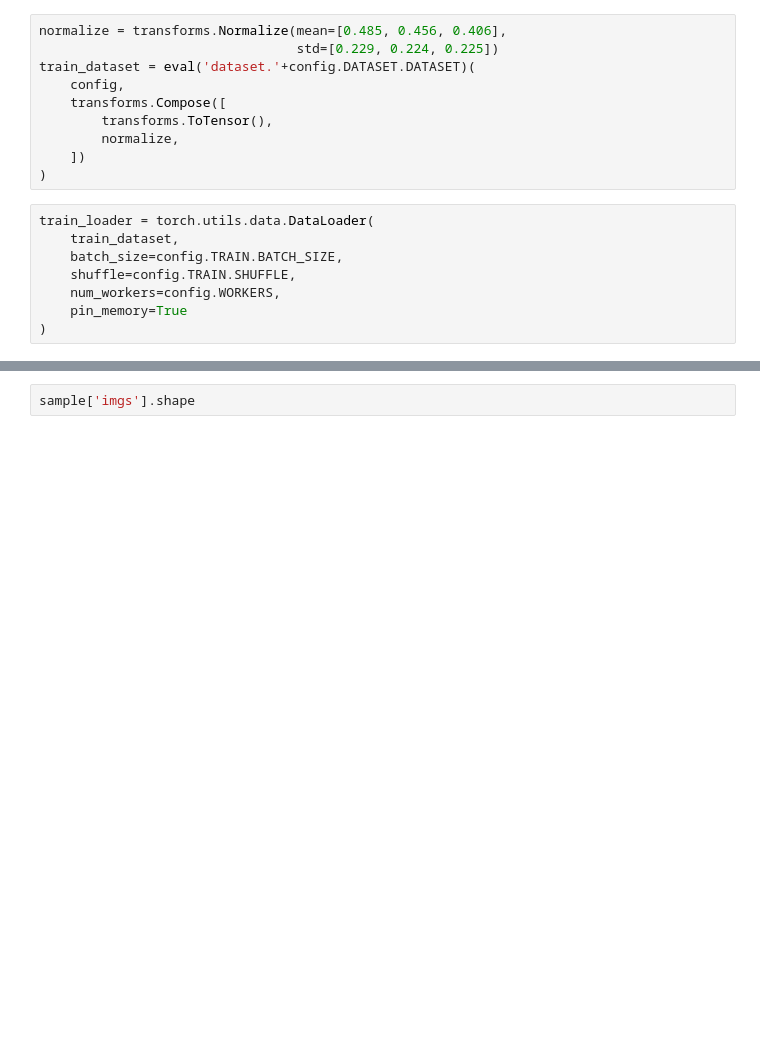
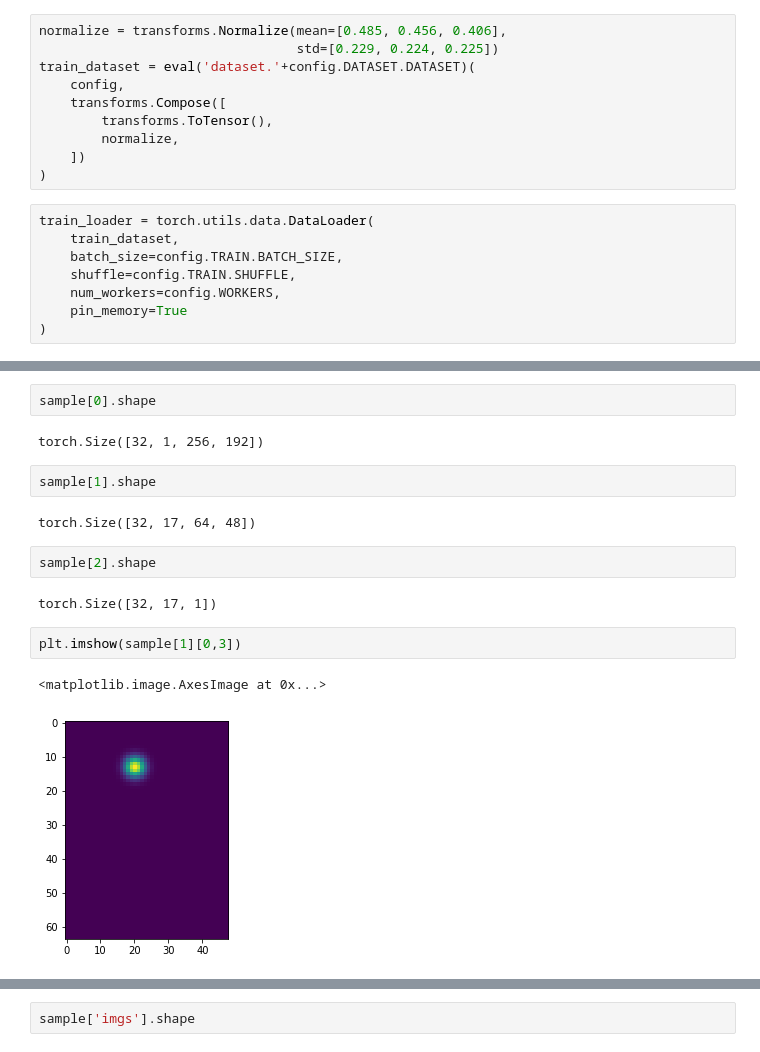
Before and after one commit to whikwon/human-pose-estimation.pytorch, a Jupyter notebook: pose_estimation/Tutorial.ipynb, the cells around one changed output, grey strips where cells are left out. Drawn from its saved outputs; the diff is of its cells as text; blank space fills up the shorter version.

```diff
--- a/pose_estimation/Tutorial.ipynb
+++ b/pose_estimation/Tutorial.ipynb
@@ -78,0 +97,17 @@ sample = iter(train_loader).next()
+# %%
+sample[0].shape
+# %% [output]
+torch.Size([32, 1, 256, 192])
+# %%
+sample[1].shape
+# %% [output]
+torch.Size([32, 17, 64, 48])
+# %%
+sample[2].shape
+# %% [output]
+torch.Size([32, 17, 1])
+# %%
+plt.imshow(sample[1][0,3])
+# %% [output]
+<matplotlib.image.AxesImage at 0x...>
+[figure, added]
```
Also changed, not shown: parts of 8 cells of this notebook, 7 other files.
